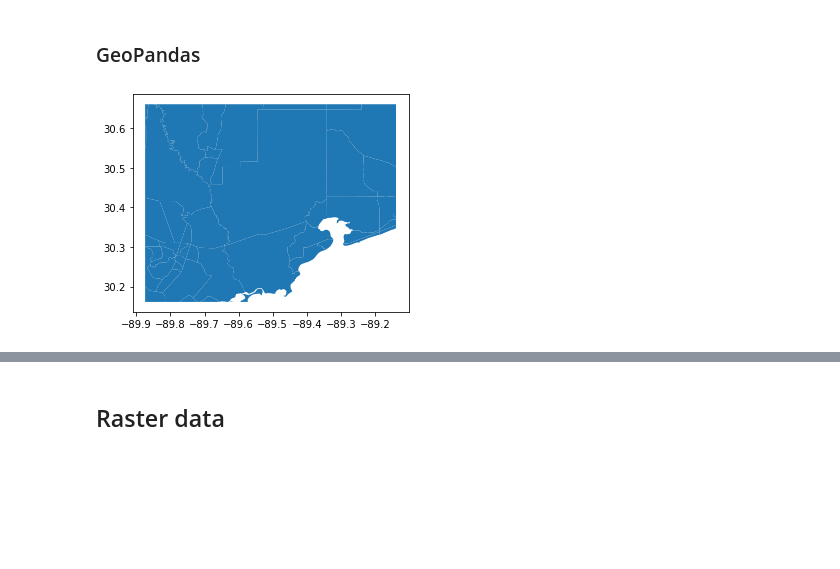
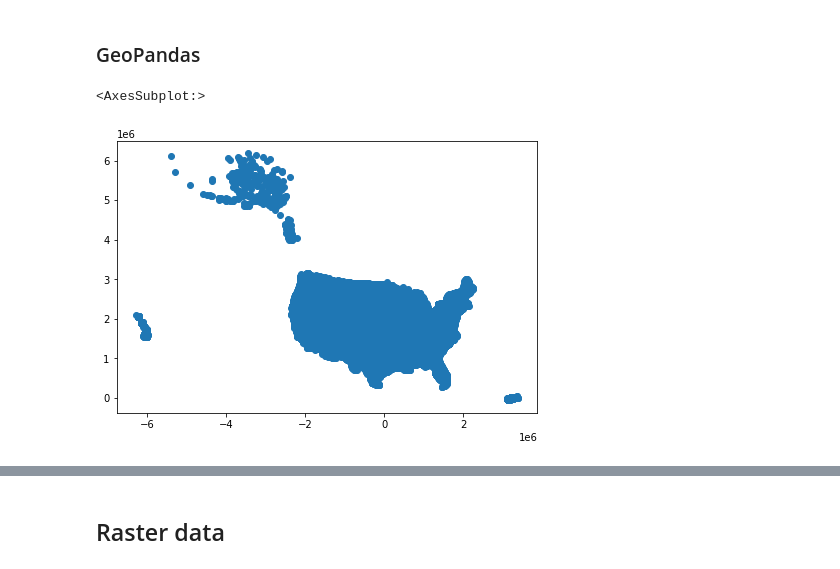
Before and after one commit to luigiselmi/geoscience, a Jupyter notebook: geospatial_vector_data.ipynb, the cells around one changed output, grey strips where cells are left out. Saved outputs shown, nothing was run; the diff lists cells and outputs as text; code cells hidden in the pictures; blank space fills up the shorter version.

```diff
--- a/geospatial_vector_data.ipynb
+++ b/geospatial_vector_data.ipynb
@@ -130,12 +156,13 @@ print(f[44])
 # %% [markdown]
 ### GeoPandas
 # %%
-gdf = geopandas.GeoDataFrame
-census = gdf.from_file("data/census/GIS_CensusTract_poly.shp")
-census.plot()
-plt.show()
+gdf = gpd.GeoDataFrame
+census = gdf.from_file('data/vector/US/cities_albers.shp')
+fig, ax = plt.subplots(1, figsize=(10, 5))
+census.plot(ax=ax)
 # %% [output]
+<AxesSubplot:>
-[figure, old version]
+[figure, new version]
 # %%
 r = shp.Reader(shp_file_name)
 r.bbox # pairs of coordinates of two points used to define a bounding box (min_xm, min_y, max_x, max_y)
```
Also changed, not shown: parts of 102 cells of this notebook, 1 other file.
